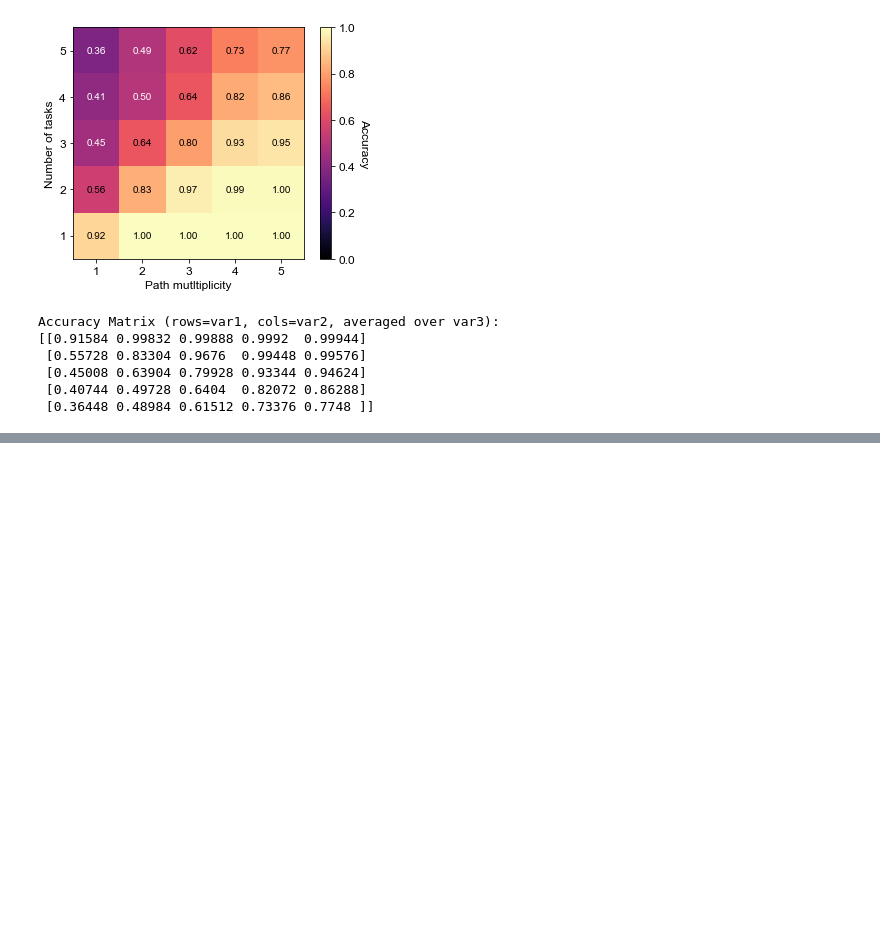
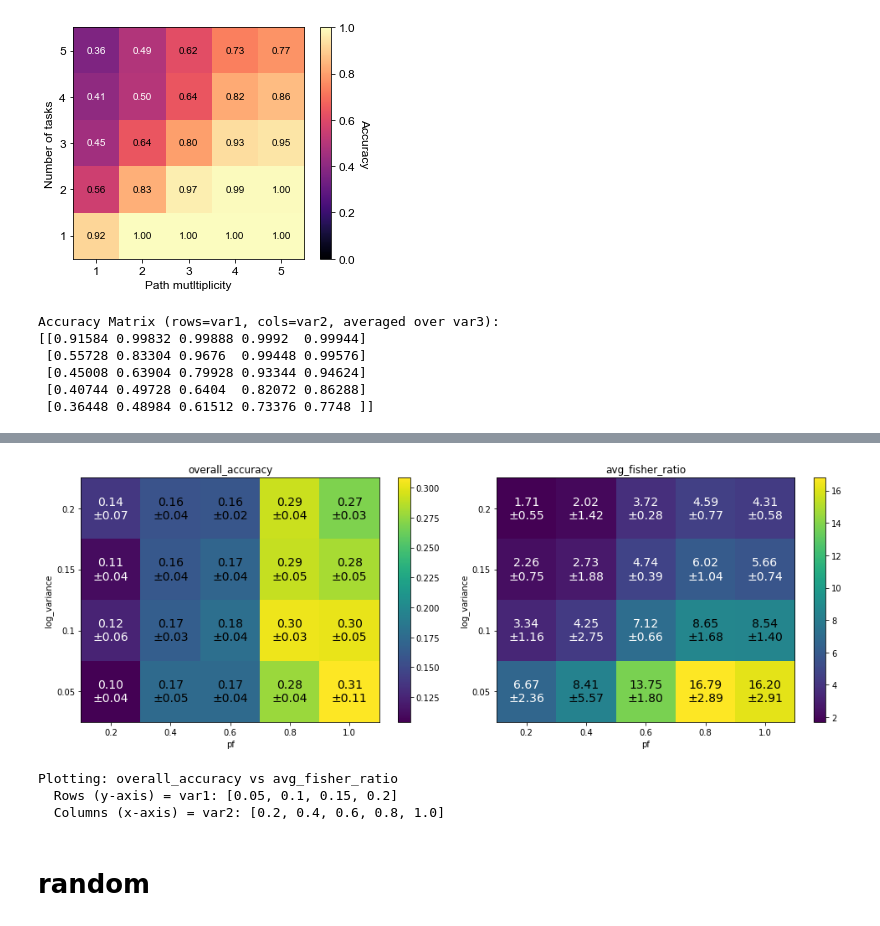
Before and after one commit to csfloyd/GlycanAnalysis, a Jupyter notebook: Python/analyze_data_training.ipynb, the cells around one changed output, grey strips where cells are left out. Cells and saved outputs as stored; diff of their text form; code cells hidden in the pictures; blank space fills up the shorter version.

```diff
--- a/Python/analyze_data_training.ipynb
+++ b/Python/analyze_data_training.ipynb
@@ -497,0 +1746,70 @@ Accuracy Matrix (rows=var1, cols=var2, averaged over var3):
+# %%
+# ============== HEATMAP: VAR1 vs VAR2 (averaged over VAR3) ==============
+
+# Configuration: Choose what to plot
+plot_quantity_1 = 'overall_accuracy'  # Options: 'explained_variance_ratio', 'avg_fisher_ratio', 'trace_ratio'
+plot_quantity_2 = 'avg_fisher_ratio'                   # Options: 'avg_ipr', 'std_ipr'
+
+var1_name = 'log_variance'
+var2_name = 'pf'
+
+# Create pivot tables (rows=var1, columns=var2, averaged over var3)
+pivot_1_mean = df.groupby(['var1', 'var2'])[plot_quantity_1].mean().unstack()
+pivot_1_std = df.groupby(['var1', 'var2'])[plot_quantity_1].std().unstack()
+pivot_2_mean = df.groupby(['var1', 'var2'])[plot_quantity_2].mean().unstack()
+pivot_2_std = df.groupby(['var1', 'var2'])[plot_quantity_2].std().unstack()
+
+# Plot heatmaps
+fig, axes = plt.subplots(1, 2, figsize=(14, 5))
+
+# --- Helper function for annotations ---
+def add_mean_std_text(ax, mean_values, std_values):
+    for i in range(mean_values.shape[0]):
+        for j in range(mean_values.shape[1]):
+            val = mean_values[i, j]
+            std = std_values[i, j]
+            if np.isnan(val) or np.isnan(std):
+                text = ""
+            else:
+                text = f"{val:.2f}\n±{std:.2f}"
+            ax.text(j, i, text, ha="center", va="center", fontsize=14, color="w" if val < (np.nanmax(mean_values)/2) else "black")
+
+# Left heatmap
+ax = axes[0]
+im = ax.imshow(pivot_1_mean.values, aspect='auto', cmap='viridis', origin='lower')
+ax.set_xlabel(var2_name)
+ax.set_ylabel(var1_name)
+ax.set_title(f'{plot_quantity_1}')
+ax.set_xticks(range(len(pivot_1_mean.columns)))
+ax.set_xticklabels(pivot_1_mean.columns)
+ax.set_yticks(range(len(pivot_1_mean.index)))
+ax.set_yticklabels(pivot_1_mean.index)
+plt.colorbar(im, ax=ax)
+add_mean_std_text(ax, pivot_1_mean.values, pivot_1_std.values)
+
+# Right heatmap
+ax = axes[1]
+im = ax.imshow(pivot_2_mean.values, aspect='auto', cmap='viridis', origin='lower')
+ax.set_xlabel(var2_name)
+ax.set_ylabel(var1_name)
+ax.set_title(f'{plot_quantity_2}')
+ax.set_xticks(range(len(pivot_2_mean.columns)))
+ax.set_xticklabels(pivot_2_mean.columns)
+ax.set_yticks(range(len(pivot_2_mean.index)))
+ax.set_yticklabels(pivot_2_mean.index)
+plt.colorbar(im, ax=ax)
+add_mean_std_text(ax, pivot_2_mean.values, pivot_2_std.values)
+
+plt.tight_layout()
+plt.show()
+
+print(f"\nPlotting: {plot_quantity_1} vs {plot_quantity_2}")
+print(f"  Rows (y-axis) = var1: {pivot_1_mean.index.tolist()}")
+print(f"  Columns (x-axis) = var2: {pivot_1_mean.columns.tolist()}")
+# %% [output]
+[figure, added]
+Plotting: overall_accuracy vs avg_fisher_ratio
+  Rows (y-axis) = var1: [0.05, 0.1, 0.15, 0.2]
+  Columns (x-axis) = var2: [0.2, 0.4, 0.6, 0.8, 1.0]
+# %% [markdown]
+# random
```
Also changed, not shown: parts of 38 cells of this notebook, 43 other files.
